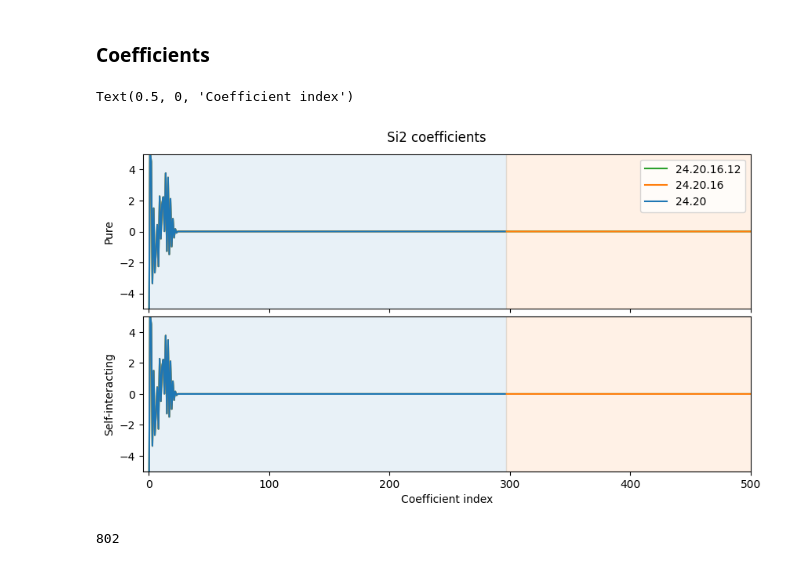
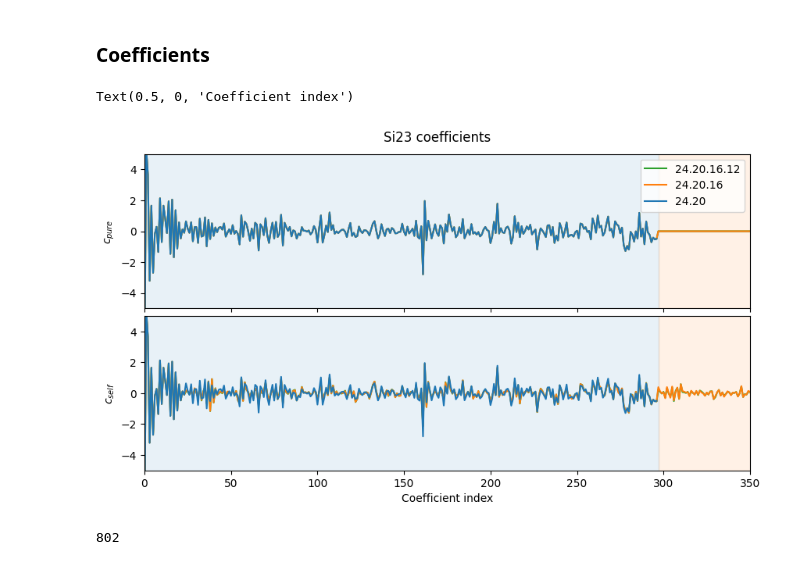
Before and after one commit to apolmiguel/aceconverge2025, a Jupyter notebook: plots_response.ipynb, the cells around one changed output. Saved outputs shown, nothing was run; the diff lists cells and outputs as text; code cells hidden in the pictures.

```diff
--- a/plots_response.ipynb
+++ b/plots_response.ipynb
@@ -615,36 +615,36 @@ coeffs = {'Si2': [], 'Si23': [], 'Si234': [], 'Si2345': []}
 for i, line in enumerate(lines):
     line_list = ast.literal_eval(line)
     if i<3:
         coeffs['Si2'].append(line_list)
     elif i<6:
         coeffs['Si23'].append(line_list)
     elif i<9:
         coeffs['Si234'].append(line_list)
     else:
         coeffs['Si2345'].append(line_list)
 
 # Checking similarity #
-dset = 'Si2'
+dset = 'Si23'
 f,ax = plt.subplots(2,1, figsize=(10,5), dpi=100, sharex=True)
 f.subplots_adjust(top=0.92, hspace=0.05); f.suptitle(f'{dset} coefficients')
 ax[0].set_ylabel(r'$c_{pure}$'); ax[1].set_ylabel(r'$c_{self}$')
 ax[0].plot(coeffs_pure[dset][2], label='24.20.16.12', color='C2')
 ax[0].plot(coeffs_pure[dset][1], label='24.20.16', color='C1')
 ax[0].plot(coeffs_pure[dset][0], label='24.20', color='C0')
 ax[1].plot(coeffs[dset][2], label='24.20.16.12', color='C2')
 ax[1].plot(coeffs[dset][1], label='24.20.16', color='C1')
 ax[1].plot(coeffs[dset][0], label='24.20', color='C0')
 for axes in ax:
     axes.axvspan(0, 297, color='C0', alpha=0.1)
     axes.axvspan(297, 802, color='C1', alpha=0.1)
     axes.axvspan(802, 929, color='C2', alpha=0.1)
-    axes.set_xlim(-5,500); axes.set_ylim(-5,5)
+    axes.set_xlim(0,350); axes.set_ylim(-5,5)
 ax[0].legend()
 ax[1].set_xlabel('Coefficient index')
 # f.savefig(f'figures/{dset}_coeffs.png', dpi=300, bbox_inches='tight')
 # %% [output]
 Text(0.5, 0, 'Coefficient index')
-[figure, old version]
+[figure, new version]
 # %%
 len(coeffs_bin[1])
 # %% [output]
```
Also changed, not shown: parts of 2 cells of this notebook, 11 other files.
